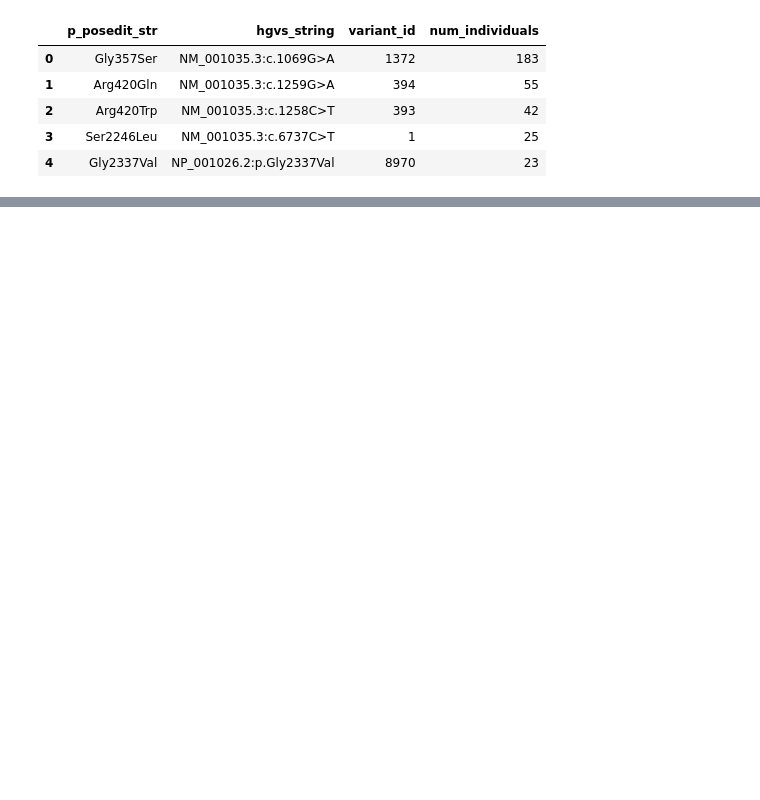
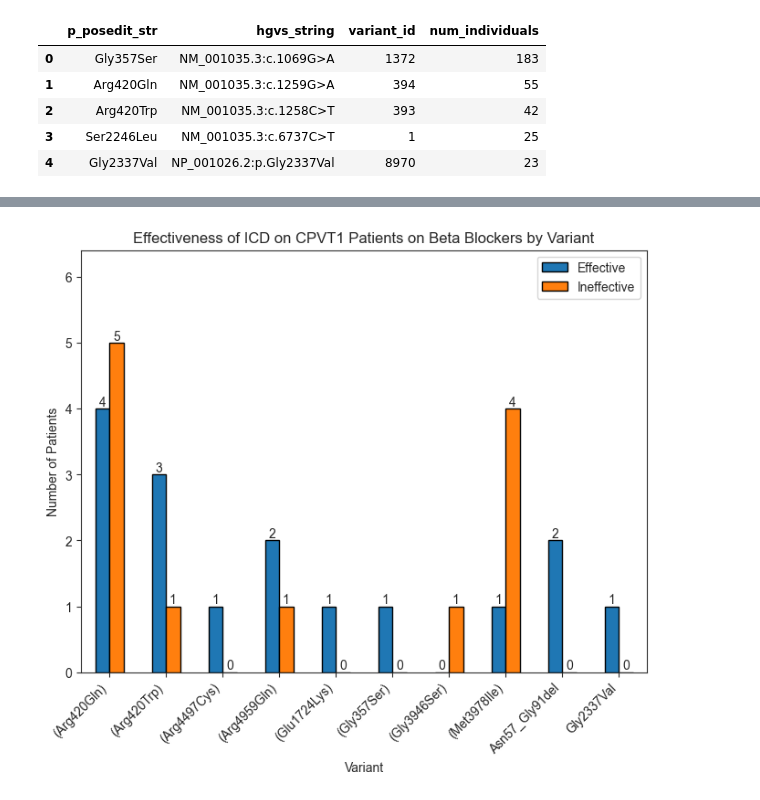
Before and after one commit to alexdaiii/cpvt_database_analysis, a Jupyter notebook: notebooks/analysis_2.ipynb, the cells around one changed output, grey strips where cells are left out. Cells and saved outputs as stored; diff of their text form; code cells hidden in the pictures; blank space fills up the shorter version.

```diff
--- a/notebooks/analysis_2.ipynb
+++ b/notebooks/analysis_2.ipynb
@@ -1353,21 +1142,24 @@ plt.show()
 # %%
-top_icd = get_num_effective_treatment("Implantable cardioverter-defibrillator", engine)
+top_icd = get_num_effective_treatment("Implantable cardioverter-defibrillator",
+                                      engine)
 
 top_icd.drop(columns="Total").plot(
     x="p_posedit_str", kind="bar", figsize=(8, 6), edgecolor="black"
 )
 
 add_bar_labels(plt.gca(), ignore_zero=False)
 
 plt.xticks(rotation=45, ha="right")
 plt.title("Effectiveness of ICD on CPVT1 Patients on Beta Blockers by Variant")
 
 plt.xlabel("Variant")
 plt.ylabel("Number of Patients")
 
 save_current_plot("icd_effectiveness")
 
 plt.show()
+# %% [output]
+[figure, added]
 # %%
 top_icd.to_csv(
     os.path.join(figures_dir, "icd_effectiveness.csv"), index=False)
```
Also changed, not shown: parts of 25 cells of this notebook, 2 other files.
